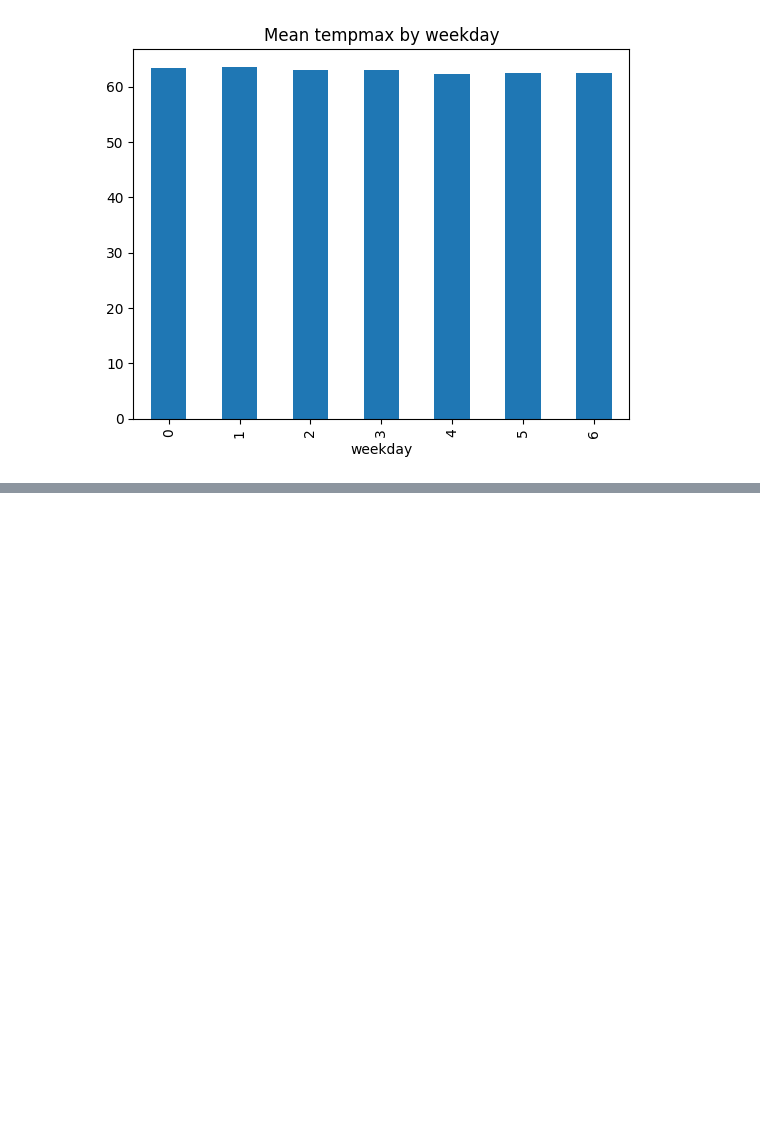
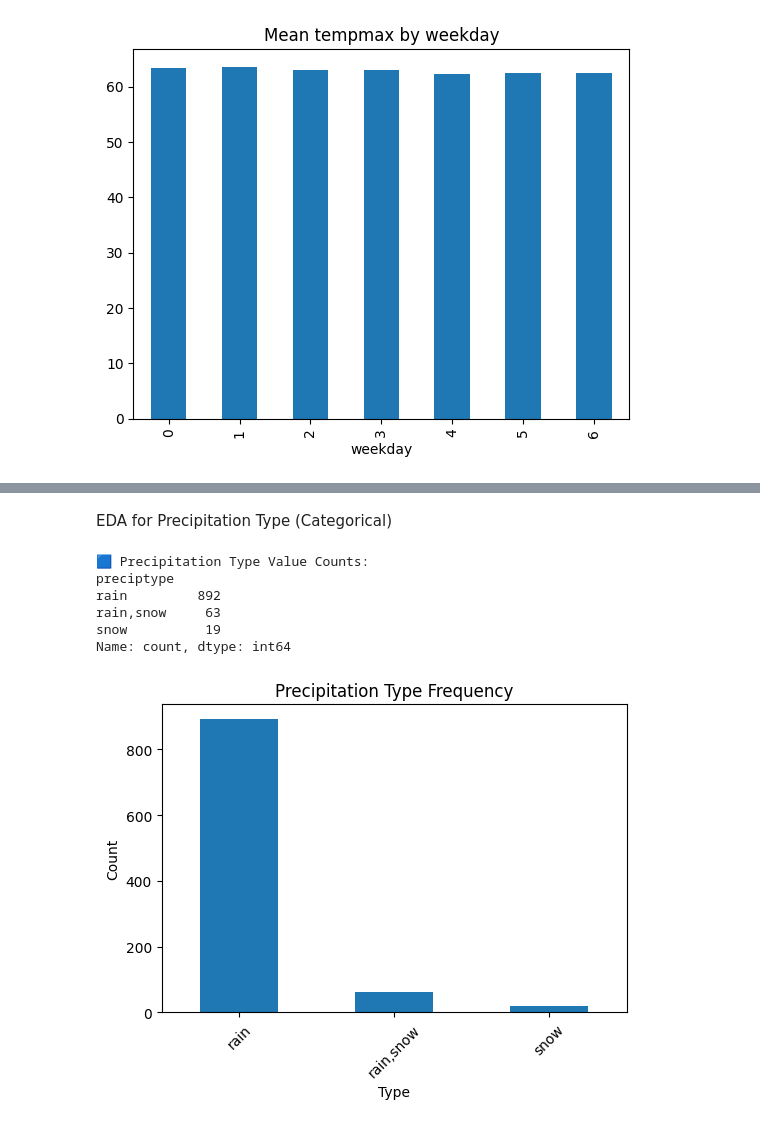
Before and after one commit to merfanian/Urban-pulse, a Jupyter notebook: datasets/Weather/Chicago_weather_data+EDA.ipynb, the cells around one changed output, grey strips where cells are left out. Cells and saved outputs as stored; diff of their text form; code cells hidden in the pictures; blank space fills up the shorter version.

```diff
--- a/datasets/Weather/Chicago_weather_data+EDA.ipynb
+++ b/datasets/Weather/Chicago_weather_data+EDA.ipynb
@@ -250,0 +297,21 @@ plt.title('Mean tempmax by weekday'); plt.show()
+# %% [markdown]
+EDA for Precipitation Type (Categorical)
+# %%
+if 'preciptype' in weather.columns:
+    print("\n🟦 Precipitation Type Value Counts:")
+    print(weather['preciptype'].value_counts())
+
+    weather['preciptype'].value_counts().plot(kind='bar', figsize=(6,4))
+    plt.title("Precipitation Type Frequency")
+    plt.xlabel("Type")
+    plt.ylabel("Count")
+    plt.xticks(rotation=45)
+    plt.show()
+# %% [output]
+🟦 Precipitation Type Value Counts:
+preciptype
+rain         892
+rain,snow     63
+snow          19
+Name: count, dtype: int64
+[figure, added]
```
Also changed, not shown: parts of 13 cells of this notebook, 2 other files.
